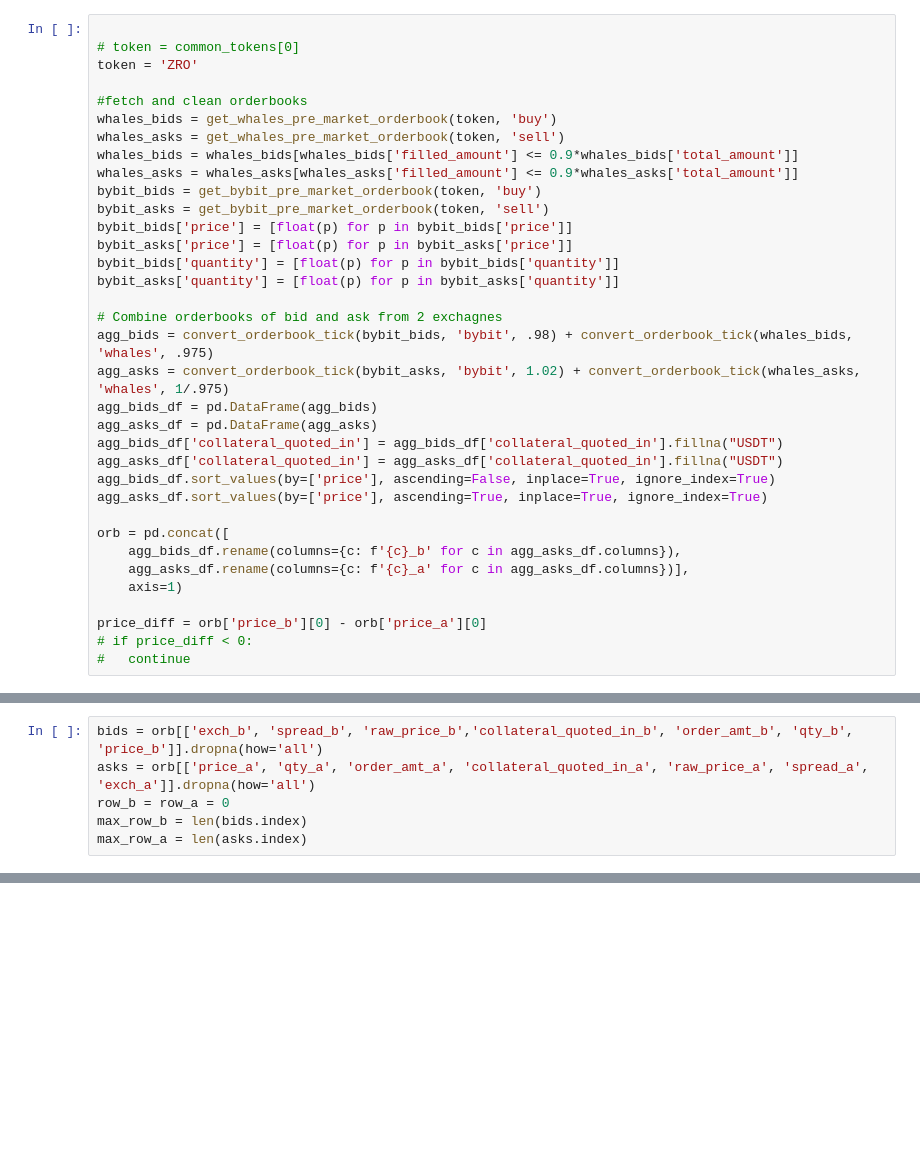
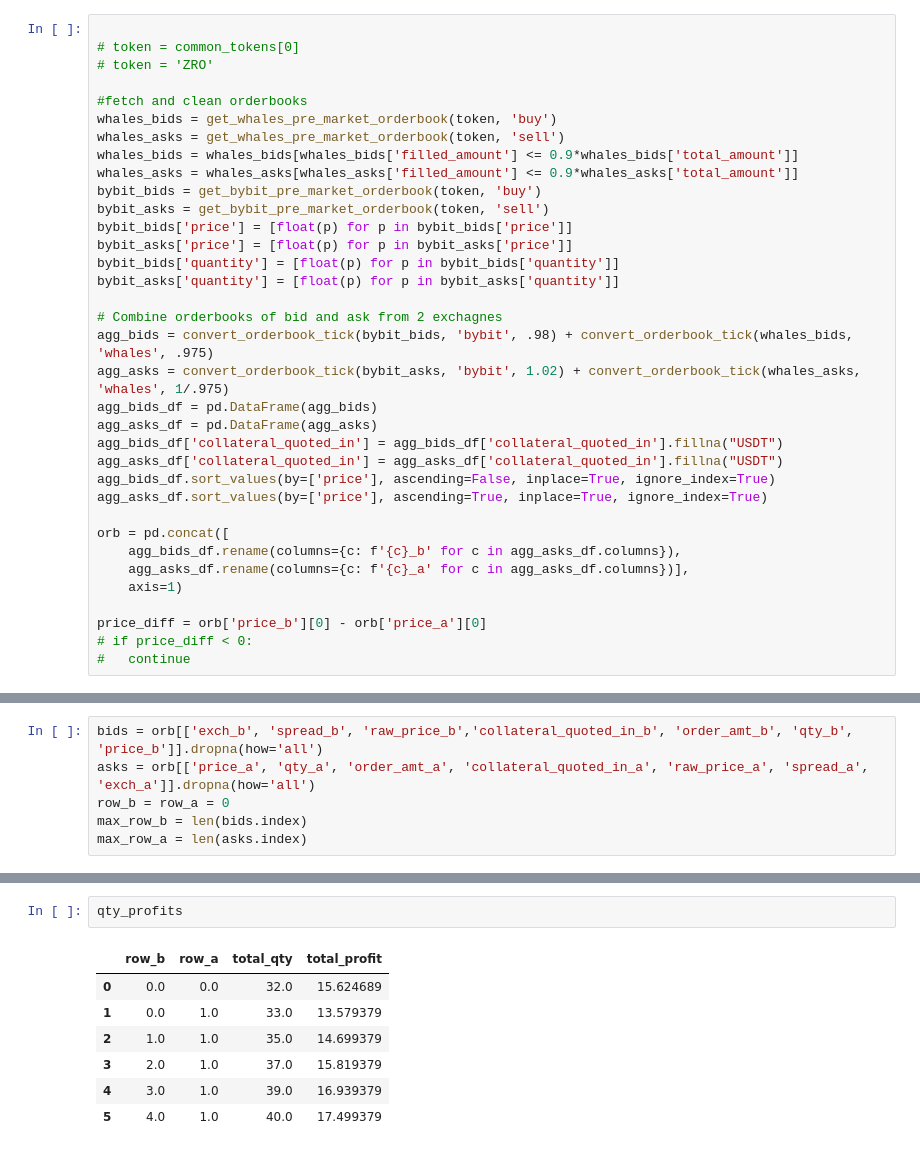
Before and after one commit to karsonchancwk/crypto_premarket_dashboard_demo, a Jupyter notebook: demo_explanation.ipynb, the cells around one changed output, grey strips where cells are left out. Drawn from its saved outputs; the diff is of its cells as text; blank space fills up the shorter version.

```diff
--- a/demo_explanation.ipynb
+++ b/demo_explanation.ipynb
@@ -293,7 +293,7 @@ get_available_currencies()
 # %%
 
 # token = common_tokens[0]
-token = 'ZRO'
+# token = 'ZRO'
 
 #fetch and clean orderbooks
 whales_bids = get_whales_pre_market_orderbook(token, 'buy')
@@ -554,0 +532,10 @@ This order should be taken
+# %%
+qty_profits
+# %% [output]
+|  | row_b | row_a | total_qty | total_profit |
+| 0 | 0.0 | 0.0 | 32.0 | 15.624689 |
+| 1 | 0.0 | 1.0 | 33.0 | 13.579379 |
+| 2 | 1.0 | 1.0 | 35.0 | 14.699379 |
+| 3 | 2.0 | 1.0 | 37.0 | 15.819379 |
+| 4 | 3.0 | 1.0 | 39.0 | 16.939379 |
+| 5 | 4.0 | 1.0 | 40.0 | 17.499379 |
```
Also changed, not shown: parts of 12 cells of this notebook, 3 other files.
